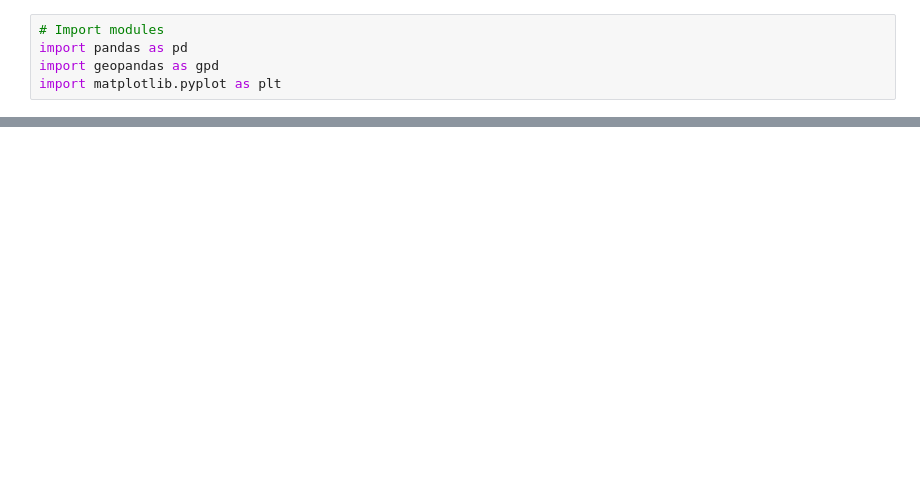
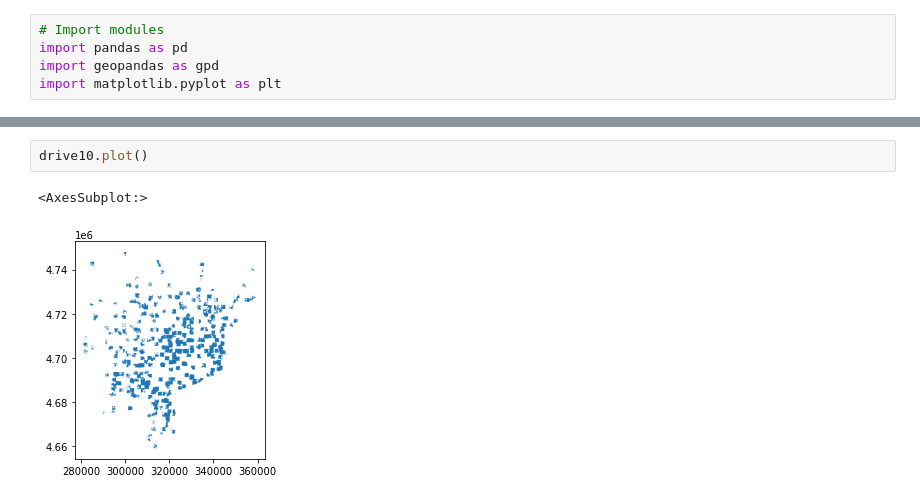
Before and after one commit to LucyMakesMaps/COVID_VaccineClinics, a Jupyter notebook: Notebooks/UnderstandingAccess.ipynb, the cells around one changed output, grey strips where cells are left out. Saved outputs shown, nothing was run; the diff lists cells and outputs as text; blank space fills up the shorter version.

```diff
--- a/Notebooks/UnderstandingAccess.ipynb
+++ b/Notebooks/UnderstandingAccess.ipynb
@@ -30,0 +39,5 @@ racial_data.plot(markersize=2, column='field', categorical=True, legend=True)
+# %%
+drive10.plot()
+# %% [output]
+<AxesSubplot:>
+[figure, added]
```
Also changed, not shown: parts of 28 cells of this notebook, 1 other file.
